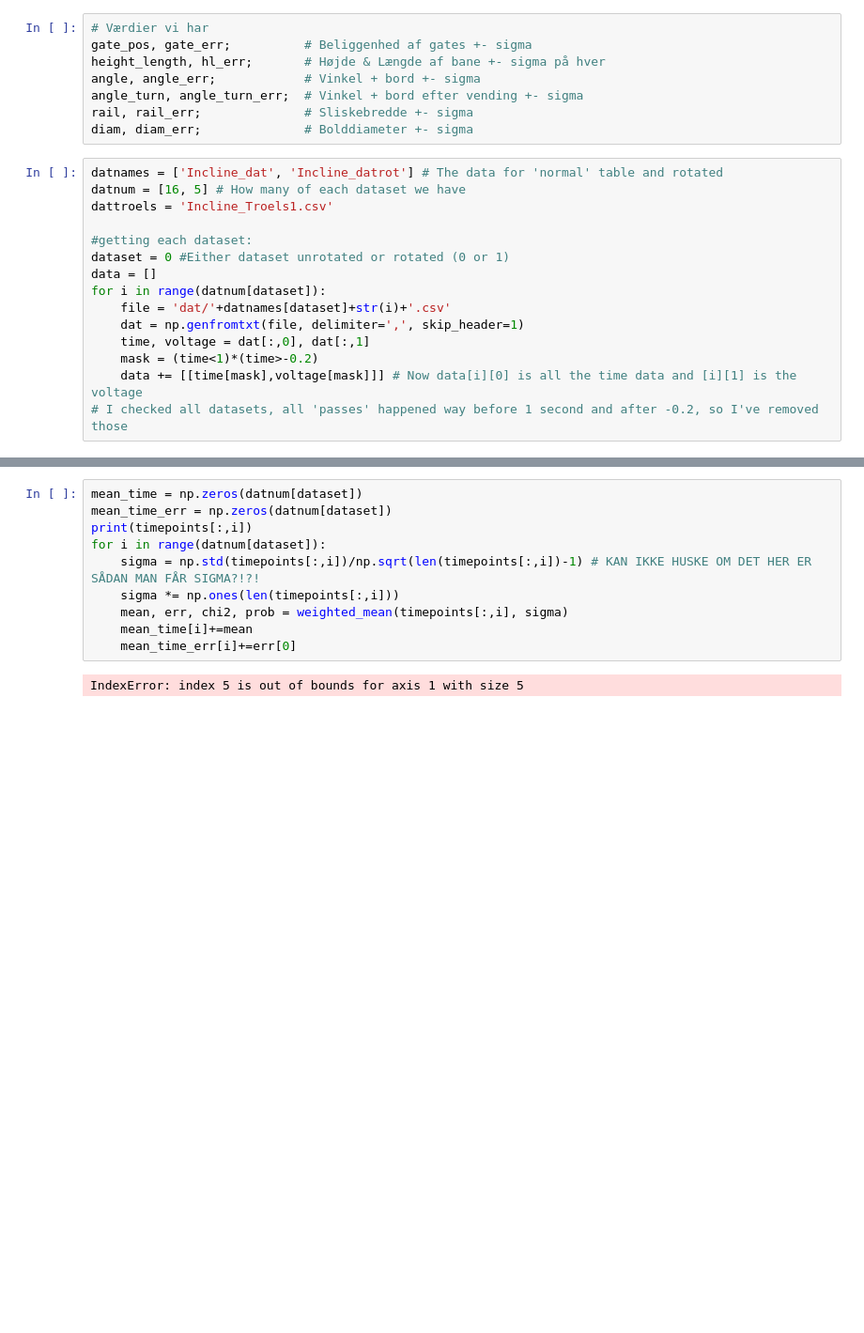
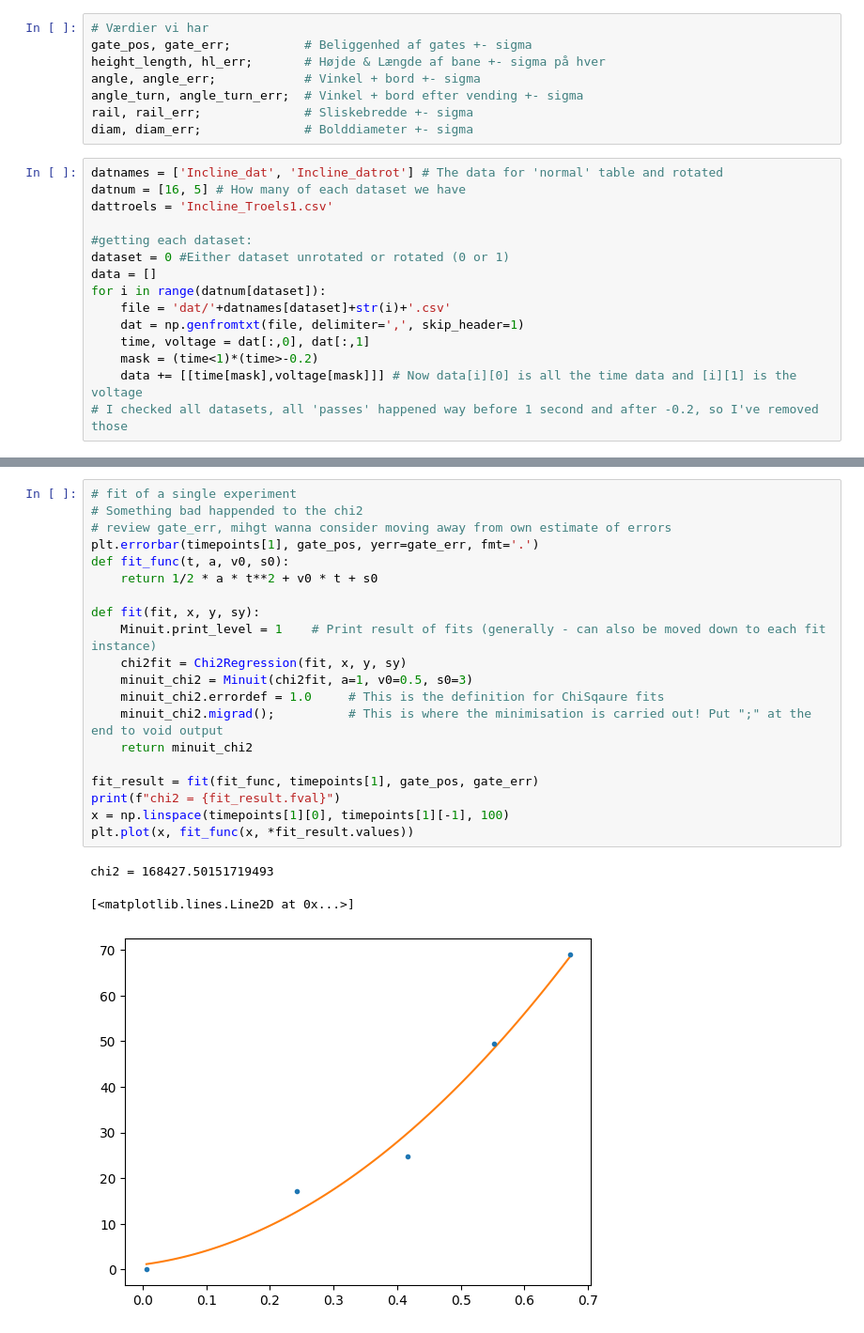
Before and after one commit to oscar4aar/BenStat_Gruppe, a Jupyter notebook: Data_skraaplan.ipynb, the cells around one changed output, grey strips where cells are left out. Shown: that part at 94% size. Cells and saved outputs as stored; diff of their text form; blank space fills up the shorter version.

```diff
--- a/Data_skraaplan.ipynb
+++ b/Data_skraaplan.ipynb
@@ -293,12 +300,24 @@ for i in range(datnum[dataset]):
-# %%
-mean_time = np.zeros(datnum[dataset])
-mean_time_err = np.zeros(datnum[dataset])
-print(timepoints[:,i])
-for i in range(datnum[dataset]):
-    sigma = np.std(timepoints[:,i])/np.sqrt(len(timepoints[:,i])-1) # KAN IKKE HUSKE OM DET HER ER SÅDAN MAN FÅR SIGMA?!?!
-    sigma *= np.ones(len(timepoints[:,i]))
-    mean, err, chi2, prob = weighted_mean(timepoints[:,i], sigma)
-    mean_time[i]+=mean
-    mean_time_err[i]+=err[0]
-# %% [output]
-IndexError: index 5 is out of bounds for axis 1 with size 5
+# %%
+# fit of a single experiment
+# Something bad happended to the chi2
+# review gate_err, mihgt wanna consider moving away from own estimate of errors
+plt.errorbar(timepoints[1], gate_pos, yerr=gate_err, fmt='.')
+def fit_func(t, a, v0, s0):
+    return 1/2 * a * t**2 + v0 * t + s0
+
+def fit(fit, x, y, sy):
+    Minuit.print_level = 1    # Print result of fits (generally - can also be moved down to each fit instance)
+    chi2fit = Chi2Regression(fit, x, y, sy)
+    minuit_chi2 = Minuit(chi2fit, a=1, v0=0.5, s0=3)
+    minuit_chi2.errordef = 1.0     # This is the definition for ChiSqaure fits
+    minuit_chi2.migrad();          # This is where the minimisation is carried out! Put ";" at the end to void output
+    return minuit_chi2
+
+fit_result = fit(fit_func, timepoints[1], gate_pos, gate_err)
+print(f"chi2 = {fit_result.fval}")
+x = np.linspace(timepoints[1][0], timepoints[1][-1], 100)
+plt.plot(x, fit_func(x, *fit_result.values))
+# %% [output]
+chi2 = 168427.50151719493
+[<matplotlib.lines.Line2D at 0x...>]
+[figure, added]
```
Also changed, not shown: parts of 8 cells of this notebook, 1 other file.
